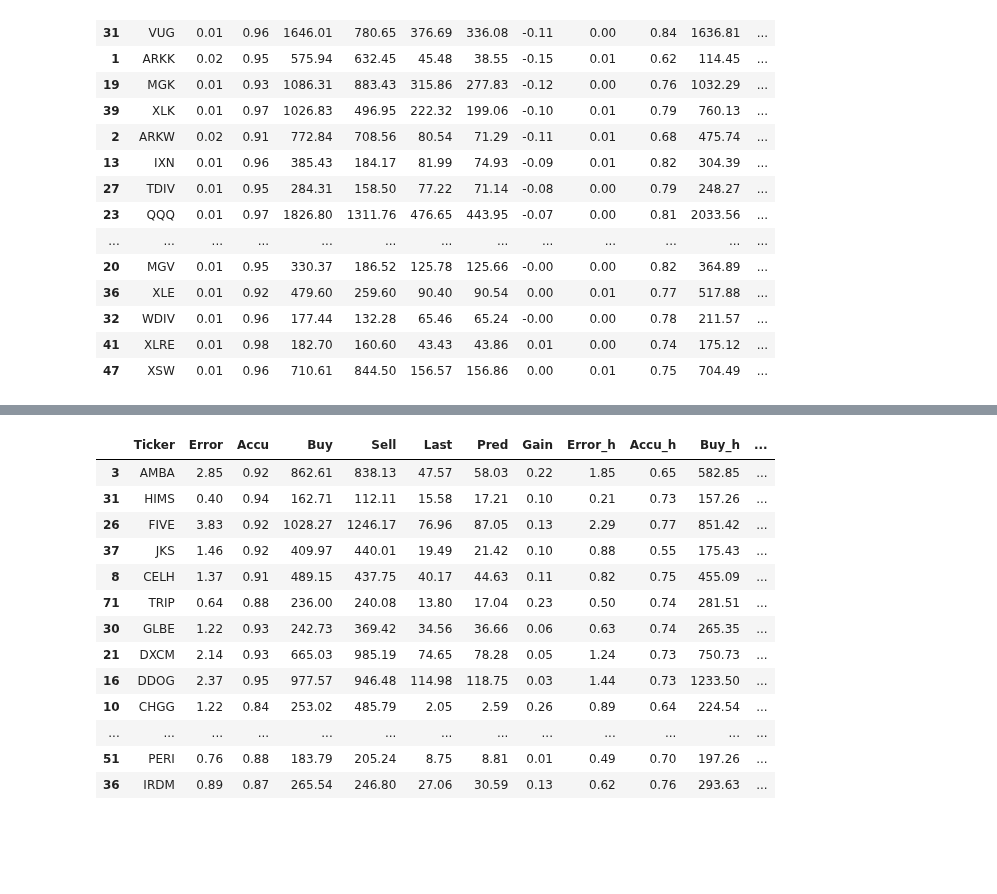
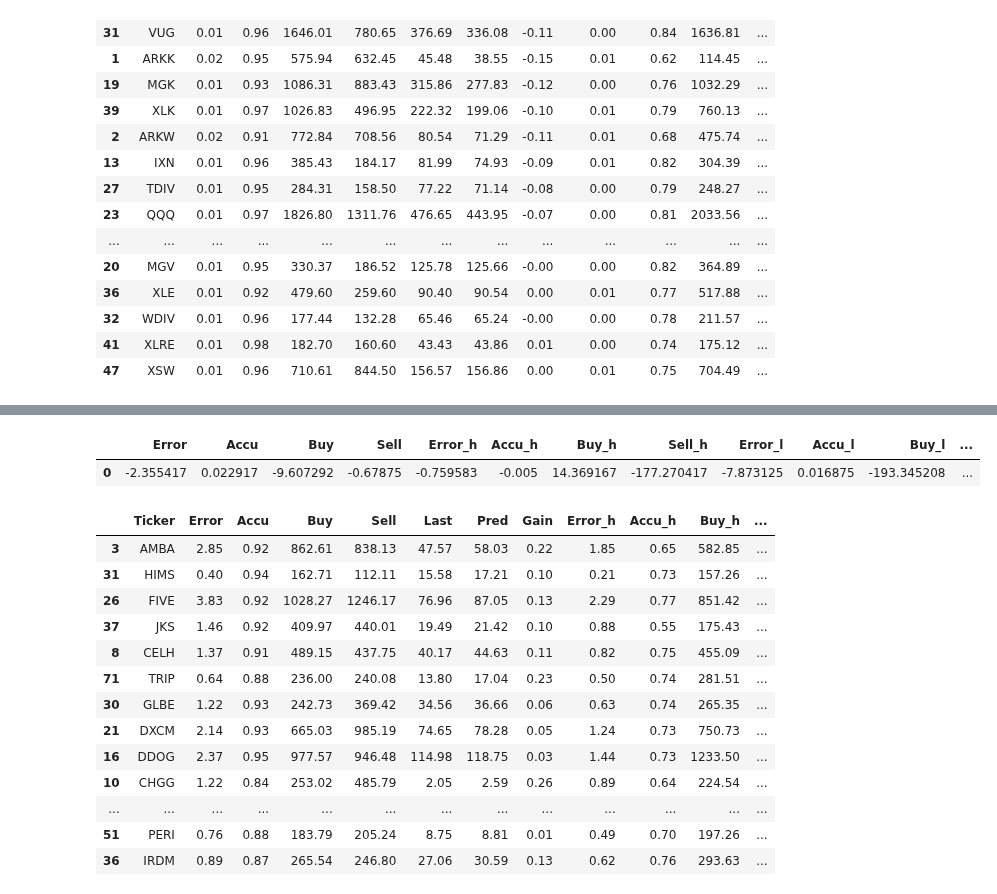
Before and after one commit to ahsank/StockML, a Jupyter notebook: TestLocal.ipynb, the cells around one changed output, grey strips where cells are left out. Cells and saved outputs as stored; diff of their text form; code cells hidden in the pictures; blank space fills up the shorter version.

```diff
--- a/TestLocal.ipynb
+++ b/TestLocal.ipynb
@@ -179,3 +253,10 @@ mean_df_standard
+# %%
+mean_values4  = df4[perf_cols].mean()
+mean_df_rr_standard = pd.DataFrame(mean_values4).transpose()
+mean_df_rr_standard - mean_df_minmax
+# %% [output]
+|  | Error | Accu | Buy | Sell | Error_h | Accu_h | Buy_h | Sell_h | Error_l | Accu_l | Buy_l | ... |
+| 0 | -2.355417 | 0.022917 | -9.607292 | -0.67875 | -0.759583 | -0.005 | 14.369167 | -177.270417 | -7.873125 | 0.016875 | -193.345208 | ... |
 # %%
 findata.EPOCHS=200
 model = "vols-6b-test"
```
Also changed, not shown: parts of 6 cells of this notebook.
